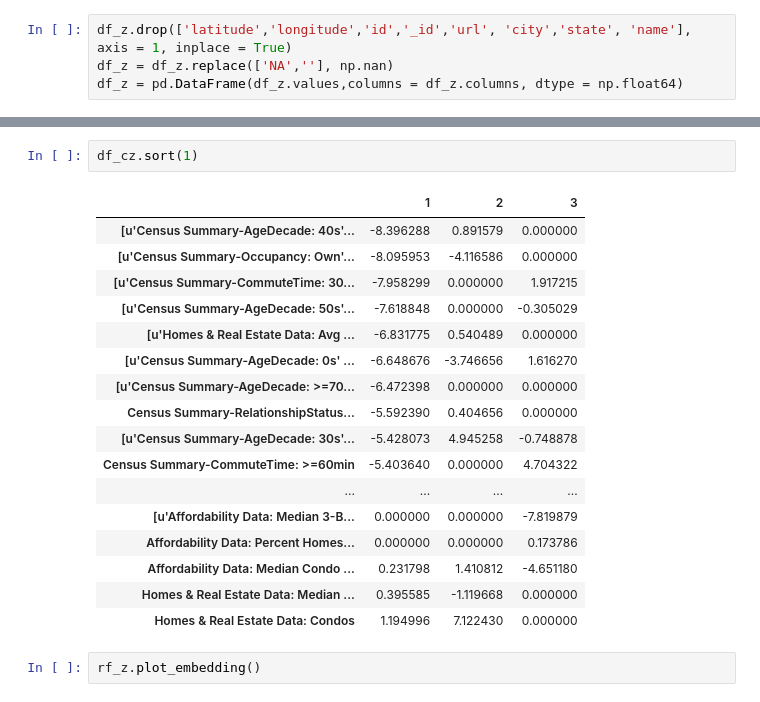
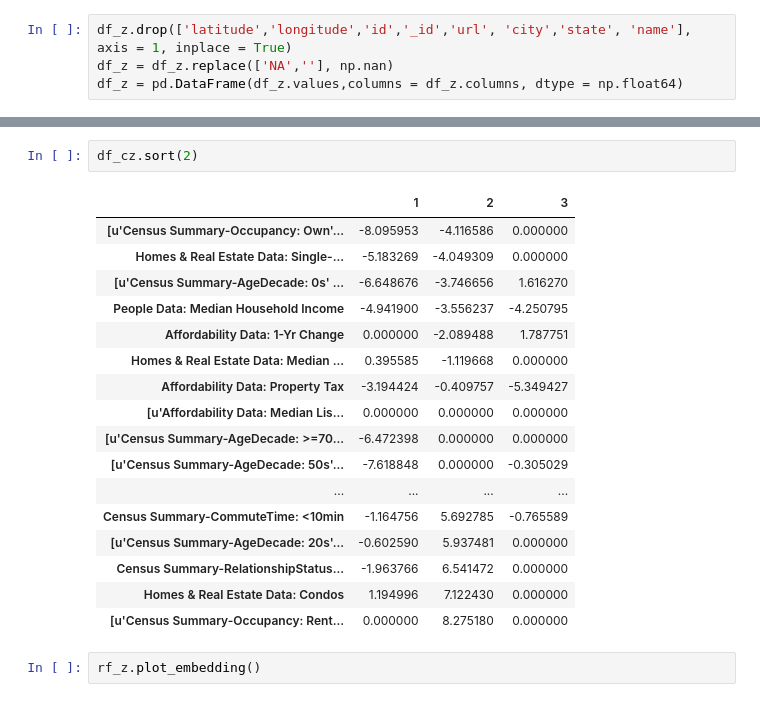
Before and after one commit to easadler/hood_project, a Jupyter notebook: DIMENSION REDUCTION WOOO.ipynb, the cells around one changed output, grey strips where cells are left out. Saved outputs shown, nothing was run; the diff lists cells and outputs as text.

```diff
--- a/DIMENSION REDUCTION WOOO.ipynb
+++ b/DIMENSION REDUCTION WOOO.ipynb
@@ -104,23 +89,23 @@ For n_clusters = 10 The average silhouette_score is : 0.370016903095
 # %%
-df_cz.sort(1)
+df_cz.sort(2)
 # %% [output]
 |  | 1 | 2 | 3 |
-| [u'Census Summary-AgeDecade: 40s'... | -8.396288 | 0.891579 | 0.000000 |
 | [u'Census Summary-Occupancy: Own'... | -8.095953 | -4.116586 | 0.000000 |
-| [u'Census Summary-CommuteTime: 30... | -7.958299 | 0.000000 | 1.917215 |
+| Homes & Real Estate Data: Single-... | -5.183269 | -4.049309 | 0.000000 |
+| [u'Census Summary-AgeDecade: 0s' ... | -6.648676 | -3.746656 | 1.616270 |
+| People Data: Median Household Income | -4.941900 | -3.556237 | -4.250795 |
+| Affordability Data: 1-Yr Change | 0.000000 | -2.089488 | 1.787751 |
+| Homes & Real Estate Data: Median ... | 0.395585 | -1.119668 | 0.000000 |
+| Affordability Data: Property Tax | -3.194424 | -0.409757 | -5.349427 |
+| [u'Affordability Data: Median Lis... | 0.000000 | 0.000000 | 0.000000 |
+| [u'Census Summary-AgeDecade: >=70... | -6.472398 | 0.000000 | 0.000000 |
 | [u'Census Summary-AgeDecade: 50s'... | -7.618848 | 0.000000 | -0.305029 |
-| [u'Homes & Real Estate Data: Avg ... | -6.831775 | 0.540489 | 0.000000 |
-| [u'Census Summary-AgeDecade: 0s' ... | -6.648676 | -3.746656 | 1.616270 |
-| [u'Census Summary-AgeDecade: >=70... | -6.472398 | 0.000000 | 0.000000 |
-| Census Summary-RelationshipStatus... | -5.592390 | 0.404656 | 0.000000 |
-| [u'Census Summary-AgeDecade: 30s'... | -5.428073 | 4.945258 | -0.748878 |
-| Census Summary-CommuteTime: >=60min | -5.403640 | 0.000000 | 4.704322 |
 | ... | ... | ... | ... |
-| [u'Affordability Data: Median 3-B... | 0.000000 | 0.000000 | -7.819879 |
-| Affordability Data: Percent Homes... | 0.000000 | 0.000000 | 0.173786 |
-| Affordability Data: Median Condo ... | 0.231798 | 1.410812 | -4.651180 |
-| Homes & Real Estate Data: Median ... | 0.395585 | -1.119668 | 0.000000 |
+| Census Summary-CommuteTime: <10min | -1.164756 | 5.692785 | -0.765589 |
+| [u'Census Summary-AgeDecade: 20s'... | -0.602590 | 5.937481 | 0.000000 |
+| Census Summary-RelationshipStatus... | -1.963766 | 6.541472 | 0.000000 |
 | Homes & Real Estate Data: Condos | 1.194996 | 7.122430 | 0.000000 |
+| [u'Census Summary-Occupancy: Rent... | 0.000000 | 8.275180 | 0.000000 |
 # %%
 rf_z.plot_embedding()
 # %% [output]
```
Also changed, not shown: parts of 3 cells of this notebook, 7 other files.
